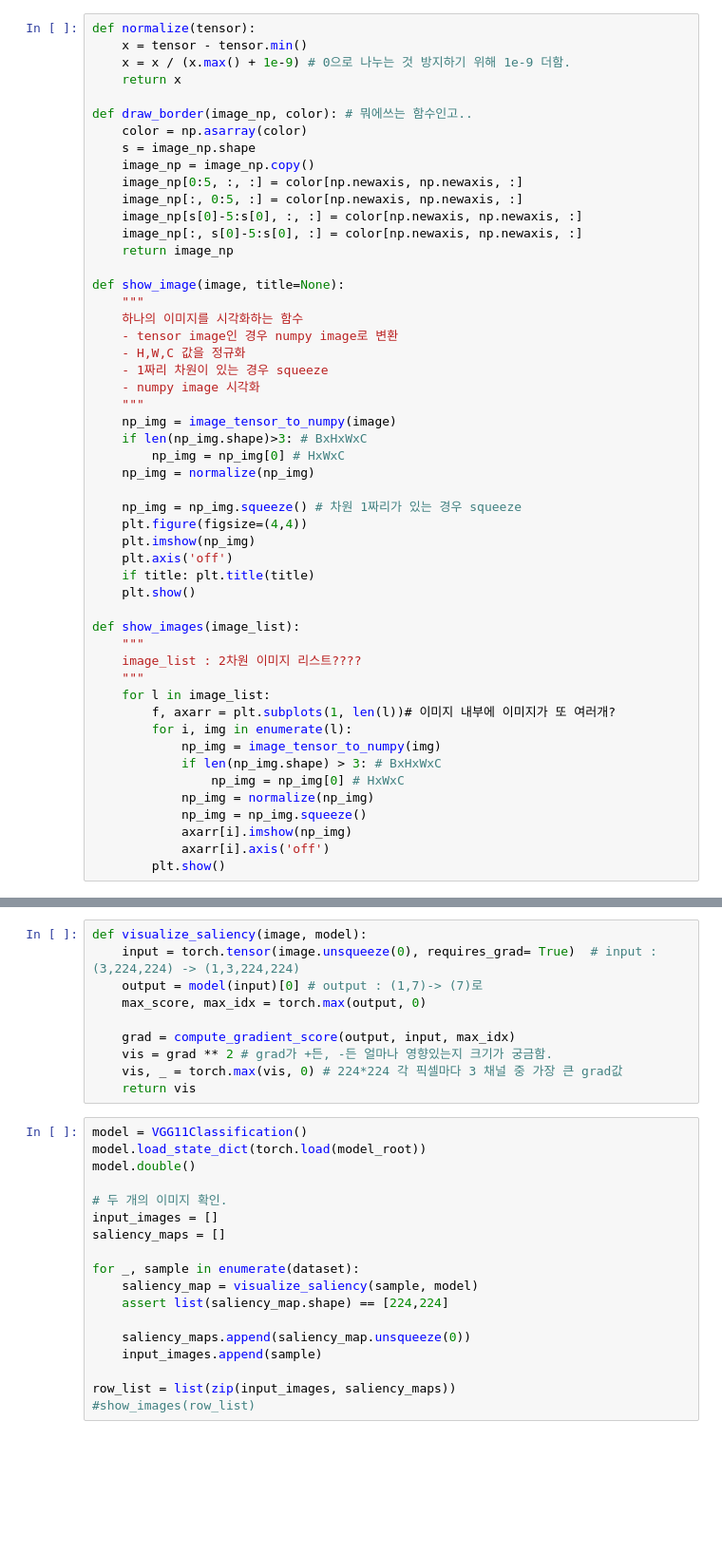
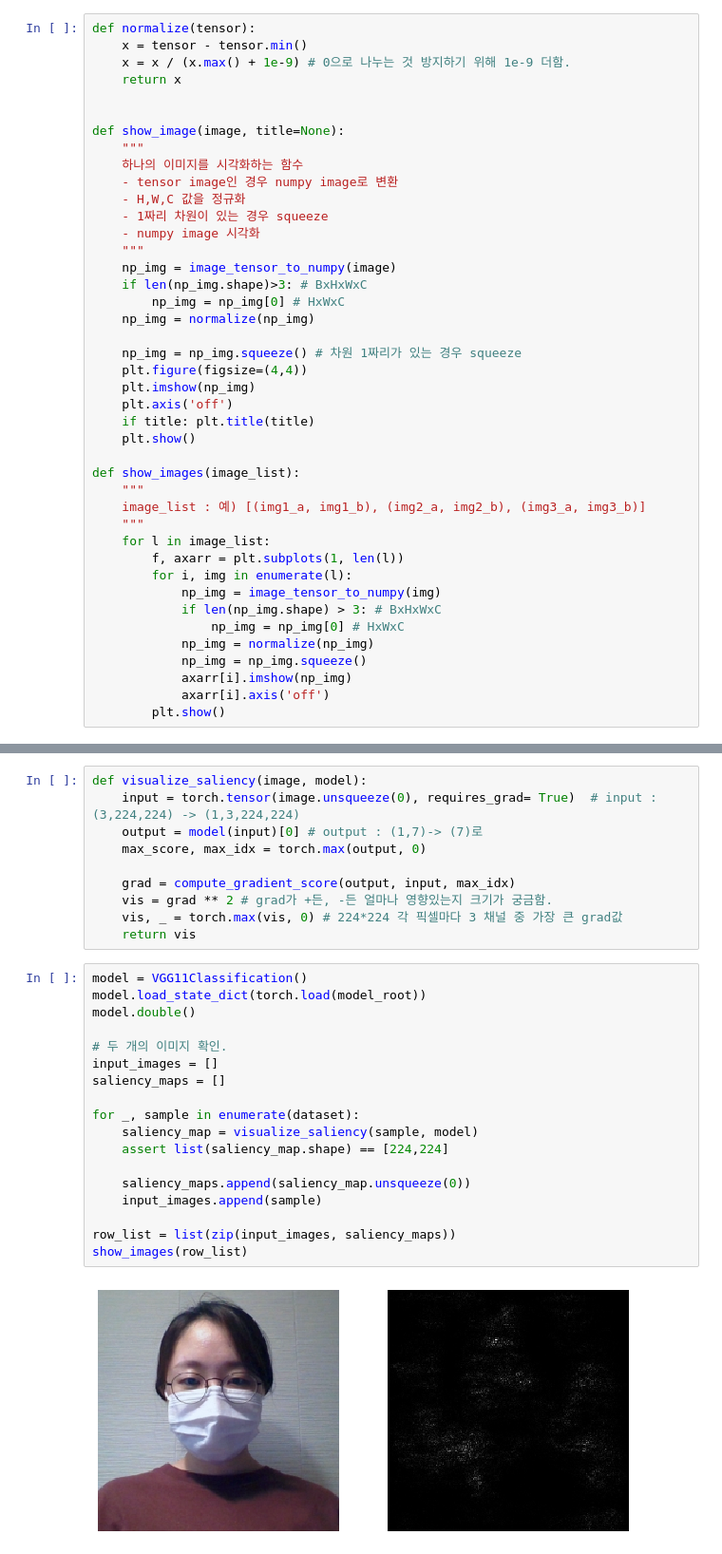
Before and after one commit to hongjourney/Today-I-Learned, a Jupyter notebook: [object_detection] trash detection/Visualization.ipynb, the cells around one changed output, grey strips where cells are left out. Shown at 95% size. Drawn from its saved outputs; the diff is of its cells as text; blank space fills up the shorter version.

```diff
--- a/[object_detection] trash detection/Visualization.ipynb
+++ b/[object_detection] trash detection/Visualization.ipynb
@@ -82,15 +82,6 @@ def normalize(tensor):
     x = x / (x.max() + 1e-9) # 0으로 나누는 것 방지하기 위해 1e-9 더함.
     return x
 
-def draw_border(image_np, color): # 뭐에쓰는 함수인고..
-    color = np.asarray(color)
-    s = image_np.shape
-    image_np = image_np.copy()
-    image_np[0:5, :, :] = color[np.newaxis, np.newaxis, :]
-    image_np[:, 0:5, :] = color[np.newaxis, np.newaxis, :]
-    image_np[s[0]-5:s[0], :, :] = color[np.newaxis, np.newaxis, :]
-    image_np[:, s[0]-5:s[0], :] = color[np.newaxis, np.newaxis, :]
-    return image_np
 
 def show_image(image, title=None):
     """
@@ -114,10 +105,10 @@ def show_image(image, title=None):
 
 def show_images(image_list):
     """
-    image_list : 2차원 이미지 리스트????
+    image_list : 예) [(img1_a, img1_b), (img2_a, img2_b), (img3_a, img3_b)]
     """
     for l in image_list:
-        f, axarr = plt.subplots(1, len(l))# 이미지 내부에 이미지가 또 여러개?
+        f, axarr = plt.subplots(1, len(l))
         for i, img in enumerate(l):
             np_img = image_tensor_to_numpy(img)
             if len(np_img.shape) > 3: # BxHxWxC
@@ -500,18 +500,20 @@ def visualize_saliency(image, model):
 # %%
 model = VGG11Classification()
 model.load_state_dict(torch.load(model_root))
 model.double()
 
 # 두 개의 이미지 확인.
 input_images = []
 saliency_maps = []
 
 for _, sample in enumerate(dataset):
     saliency_map = visualize_saliency(sample, model)
     assert list(saliency_map.shape) == [224,224]
 
     saliency_maps.append(saliency_map.unsqueeze(0))
     input_images.append(sample)
 
 row_list = list(zip(input_images, saliency_maps))
-#show_images(row_list)
+show_images(row_list)
+# %% [output]
+[figure, added]
```
Also changed, not shown: parts of 15 cells of this notebook.
